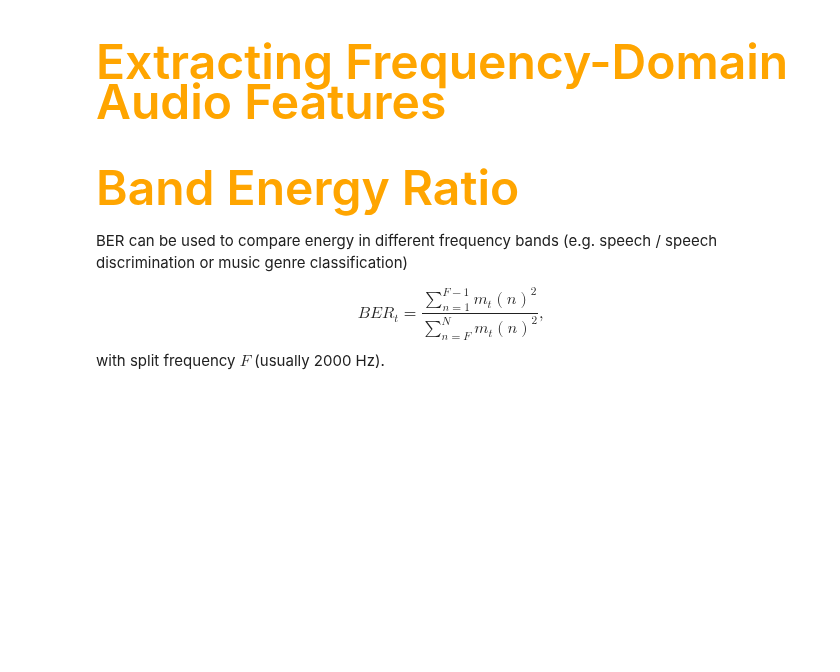
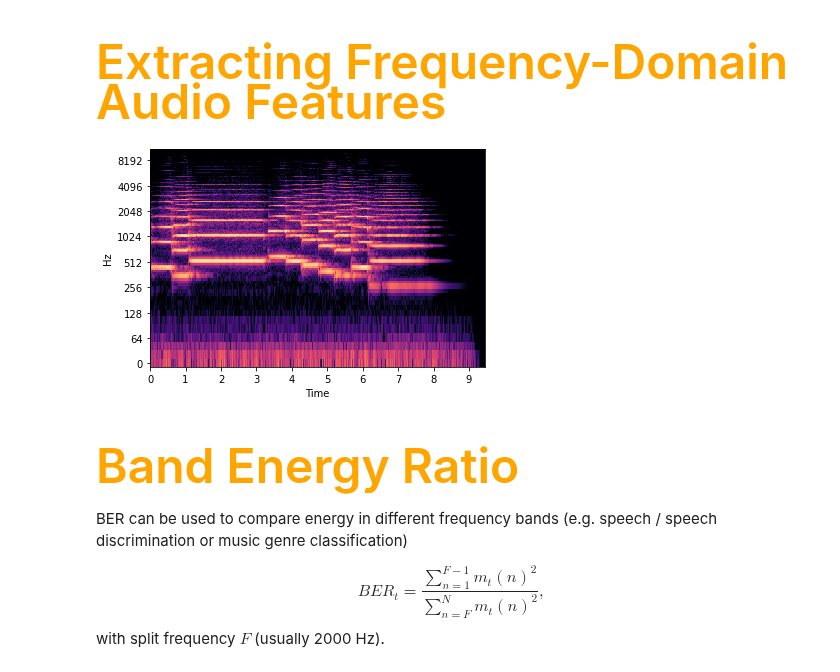
Before and after one commit to HNuijens/PythonAudioProcessing, a Jupyter notebook: Analysis/Extracting Frequency-Domain Audio Features.ipynb, the cells around one changed output. Saved outputs shown, nothing was run; the diff lists cells and outputs as text; code cells hidden in the pictures; blank space fills up the shorter version.

```diff
--- a/Analysis/Extracting Frequency-Domain Audio Features.ipynb
+++ b/Analysis/Extracting Frequency-Domain Audio Features.ipynb
@@ -11,6 +11,18 @@ import scipy
 # %%
 # import audio to analyse
 data, sr = librosa.load('../samples/Trumpet.wav')
+# %%
+# get spectrogram
+frame_size = 1048
+hop_size = 512
+STFT = librosa.stft(data, n_fft = frame_size, hop_length = hop_size)
+STFT_db = librosa.amplitude_to_db(abs(STFT), ref=np.max)
+img = librosa.display.specshow(STFT_db,
+                                       y_axis='log',
+                                       x_axis='time',
+                                       )
+# %% [output]
+[figure, added]
 # %% [markdown]
 <h1 style = "font-size:3rem;color:orange">Band Energy Ratio</h1>
 # %% [markdown]
```
Also changed, not shown: parts of 7 cells of this notebook.
